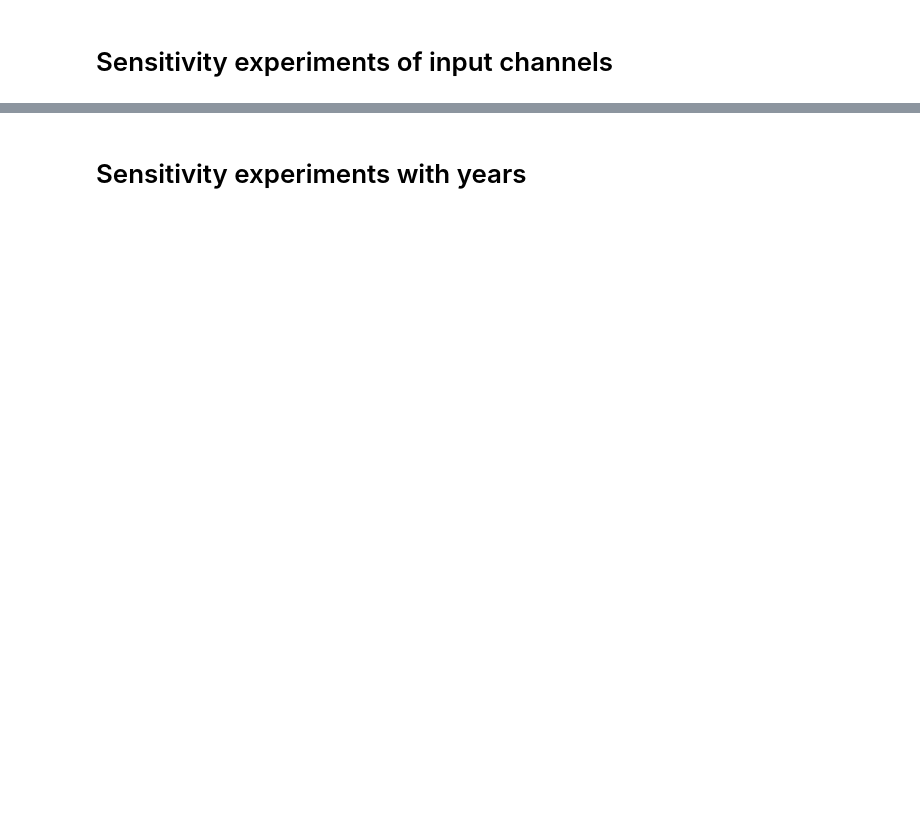
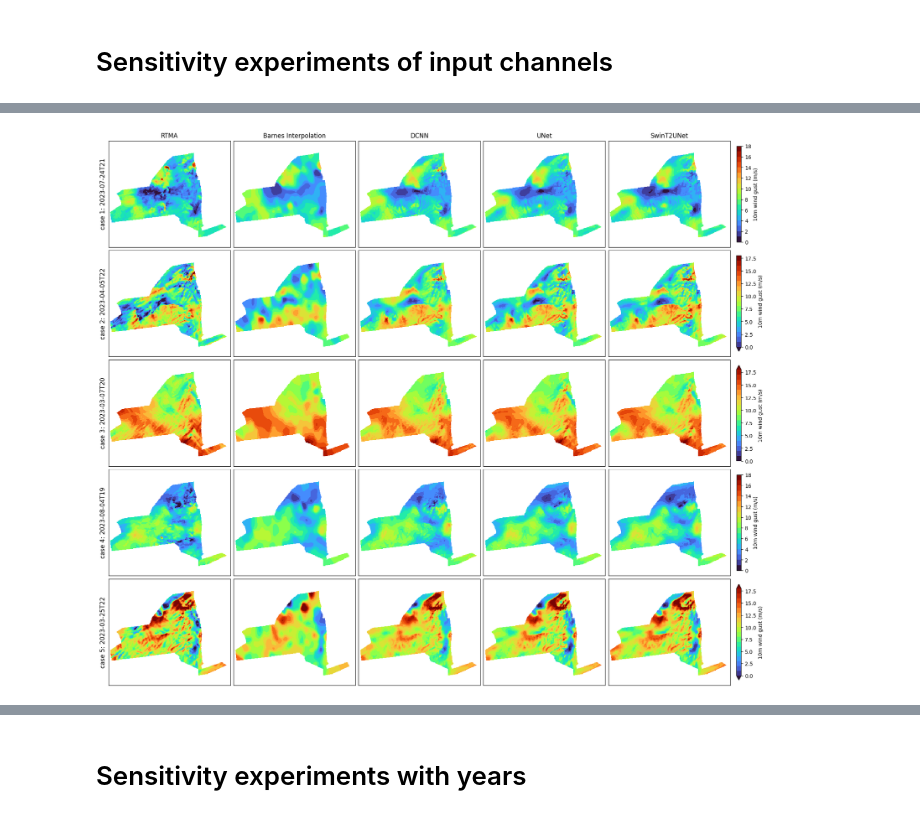
Before and after one commit to HarishBaki/Sparse_to_dense_meteorological_variables, a Jupyter notebook: results.ipynb, the cells around one changed output, grey strips where cells are left out. Drawn from its saved outputs; the diff is of its cells as text; code cells hidden in the pictures; blank space fills up the shorter version.

Commit message:
Plotted surface plots for 5 cases.

```diff
--- a/results.ipynb
+++ b/results.ipynb
@@ -145,6 +175,8 @@ Coordinates:
 # %% [markdown]
 # Sensitivity experiments of input channels
 # %%
+results = []
+
 station_mask = np.zeros_like(RTMA_lat, dtype=np.uint8)
 station_mask[y_indices, x_indices] = 1  # Set 1 at the station locations
 print('Station mask shape:',station_mask.shape)
@@ -176,7 +208,19 @@ for model in models:
             else:
                 valid_instances.append(t)
         #print('nan_indices:',nan_indices)
-        metric = metrics['masked_rmse'](pred_tensor[valid_instances,...], target_tensor[valid_instances,...], station_mask_tensor[valid_instances,...])
-        print(f'{model:>10} | {experiment:<30} | Metric: {metric.item():.4f}')
+        for key in metrics.keys():
+            metric_value = metrics[key](pred_tensor[valid_instances,...], target_tensor[valid_instances,...], station_mask_tensor[valid_instances,...]).item()
+            print(f'{model:>10} | {experiment:<30} | {key}: {metric_value:.4f}')
+
+            # Save the results
+            results.append({
+                    "Model": model,
+                    "Experiment": experiment,
+                    "Metric": key,
+                    "Value": metric_value
+                })
+# Convert to DataFrame and save
+df_results = pd.DataFrame(results)
+df_results.to_csv("Sensitivity_to_input_channels.csv", index=False)
 # %% [output]
 Station mask shape: (256, 288)
@@ -198,0 +243,42 @@ SwinT2UNet | orography-si10-t2m-sh2         | Metric: 0.9308
+# %%
+from matplotlib.colors import Normalize
+
+# Setup
+cmap = turbo_cmap
+variable = 'i10fg'
+mask = xr.open_dataset('mask_2d.nc').mask
+levels = np.arange(0, 18.1, 1)
+time_instances = ['2023-07-24T21',
+                  '2023-04-05T22',
+                  '2023-03-07T20',
+                  '2023-08-04T19',
+                  '2023-03-25T22']
+fig, axes = plt.subplots(len(time_instances), 5, figsize=(18, 3*len(time_instances)), constrained_layout=True)
+
+for i, time_instance in enumerate(time_instances):
+    # Load data
+    datasets = [
+        ("RTMA", xr.open_zarr('data/RTMA.zarr')[variable].sel(time=time_instance)),
+        ("Barnes Interpolation", xr.open_zarr('data/Barnes_interpolated/all-stations.zarr')[variable].sel(time=time_instance))
+    ]
+
+    experiment = 'orography'
+    for model in ['DCNN', 'UNet', 'SwinT2UNet']:
+        test_zarr_store = f'checkpoints/{variable}/{model}/{experiment}/2018-2021/all-stations/MaskedCharbonnierLoss/standard/RTMA_test.zarr'
+        ds = xr.open_zarr(test_zarr_store)[variable].sel(time=time_instance)
+        datasets.append((model, ds))
+
+    # Plot without individual colorbars
+    norm = Normalize(vmin=levels.min(), vmax=levels.max())
+    for j, (ax, (title, ds)) in enumerate(zip(axes[i,:], datasets)):
+        img = ds.where(mask).plot(ax=ax, cmap=cmap, levels=levels, norm=norm, add_colorbar=False)
+        ax.set_title(title, fontsize=12) if i == 0 else ax.set_title('')
+        ax.set_xticks([])
+        ax.set_yticks([])
+        ax.set_xlabel('')
+        ax.set_ylabel(f'case {i+1}: {time_instance}', fontsize=12) if j == 0 else ax.set_ylabel('')
+
+    # Add a single colorbar to the right of all subplots
+    cbar = fig.colorbar(img, ax=axes[i,:], orientation='vertical',location='right', shrink=0.9, pad=0.01,label='10m wind gust (m/s)')
+# %% [output]
+[figure, added]
```
Also changed, not shown: parts of 16 cells of this notebook.
